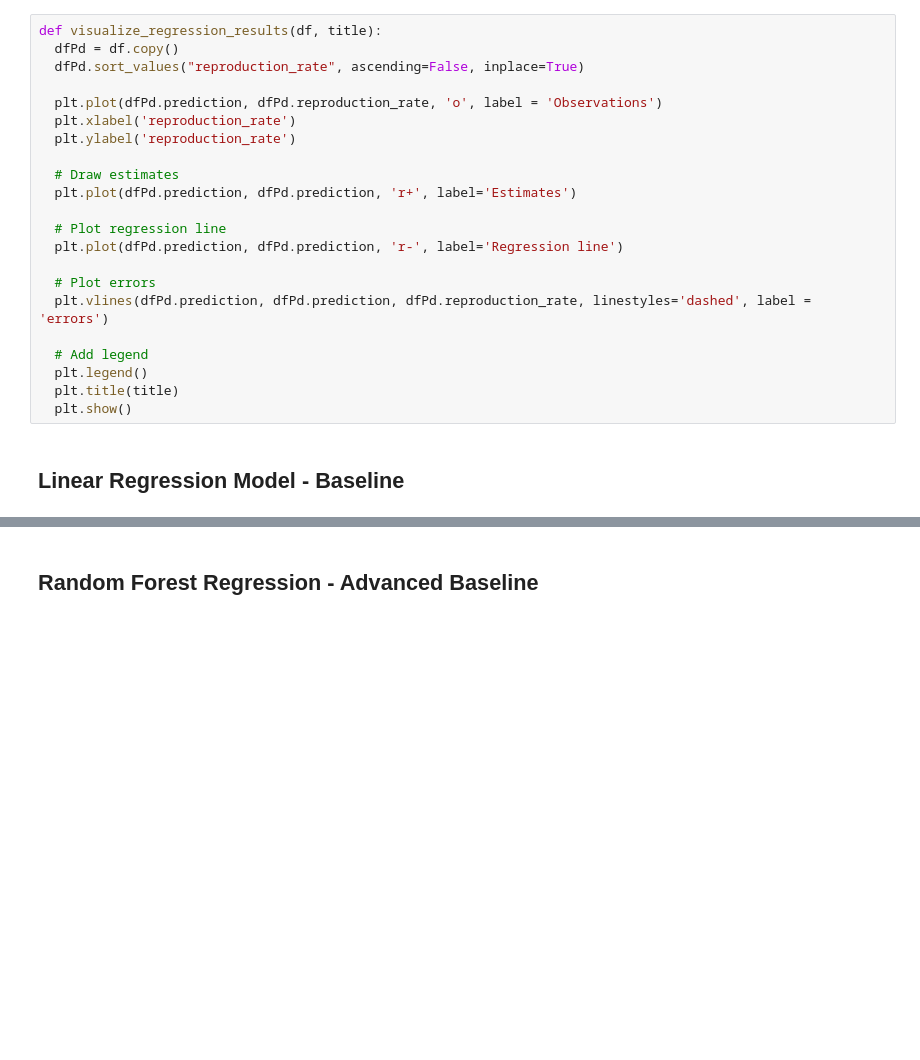
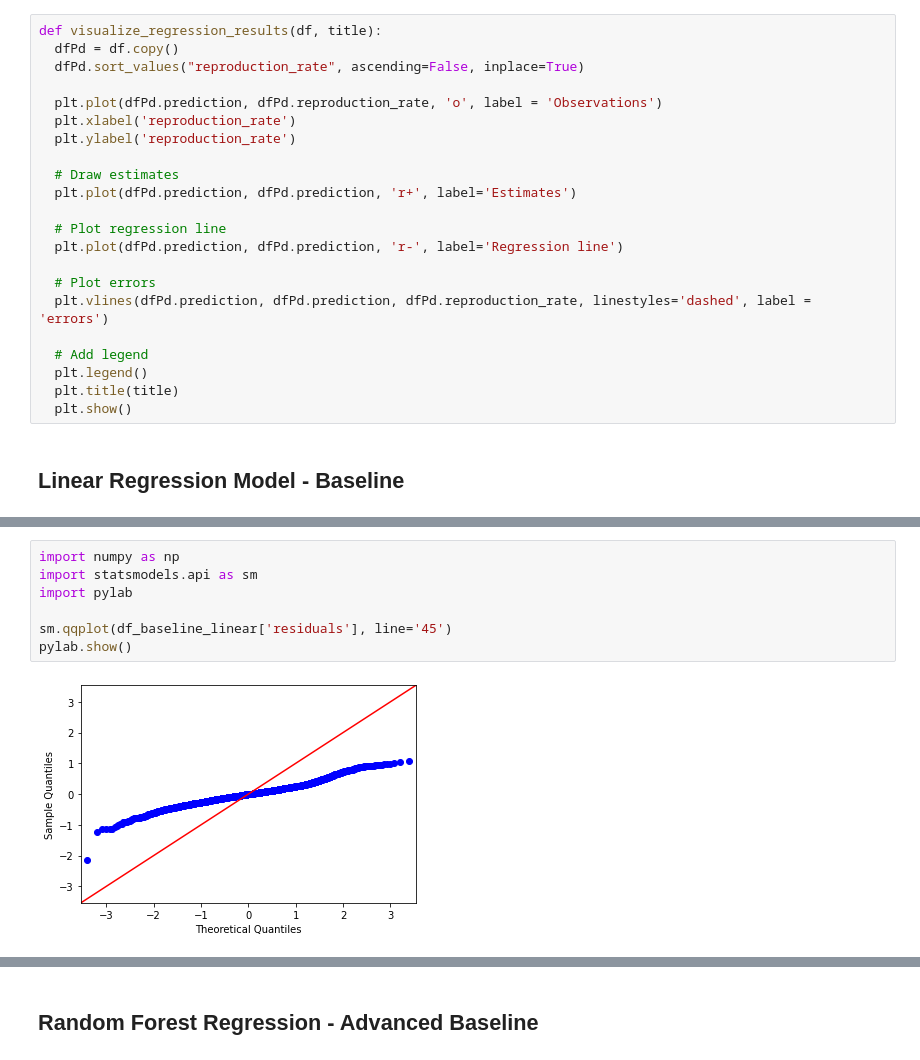
Before and after one commit to w-oke/covid_reproduction, a Jupyter notebook: covid_owid_2_analysis_baseline_models.ipynb, the cells around one changed output, grey strips where cells are left out. Saved outputs shown, nothing was run; the diff lists cells and outputs as text; blank space fills up the shorter version.

```diff
--- a/covid_owid_2_analysis_baseline_models.ipynb
+++ b/covid_owid_2_analysis_baseline_models.ipynb
@@ -135,0 +147,9 @@ Mean squared error: 0.09
+# %%
+import numpy as np
+import statsmodels.api as sm
+import pylab
+
+sm.qqplot(df_baseline_linear['residuals'], line='45')
+pylab.show()
+# %% [output]
+[figure, added]
```
Also changed, not shown: parts of 4 cells of this notebook, 1 other file.
